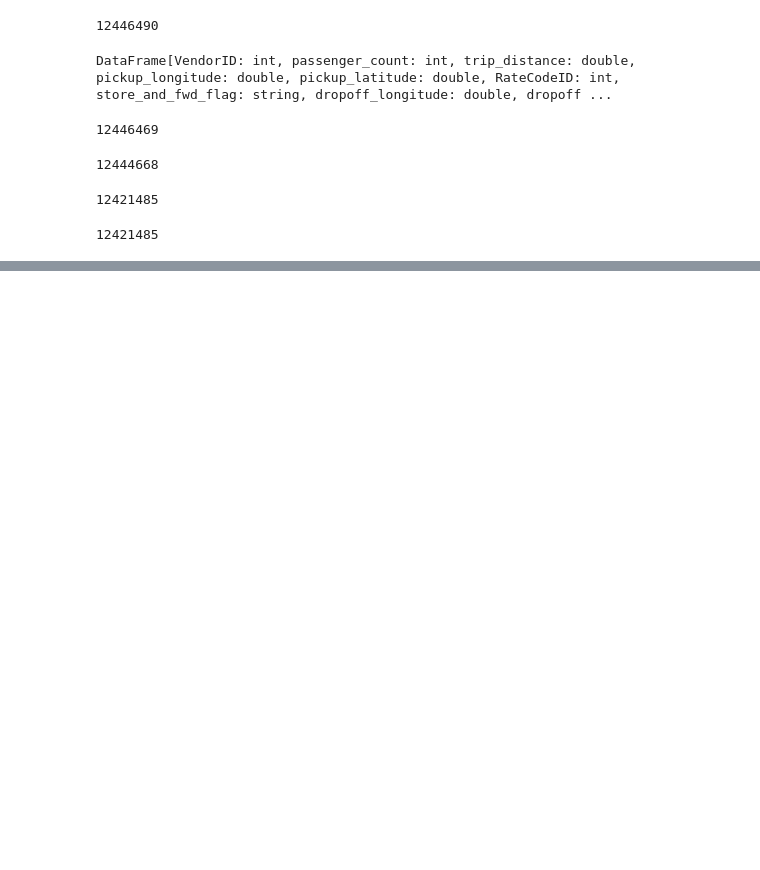
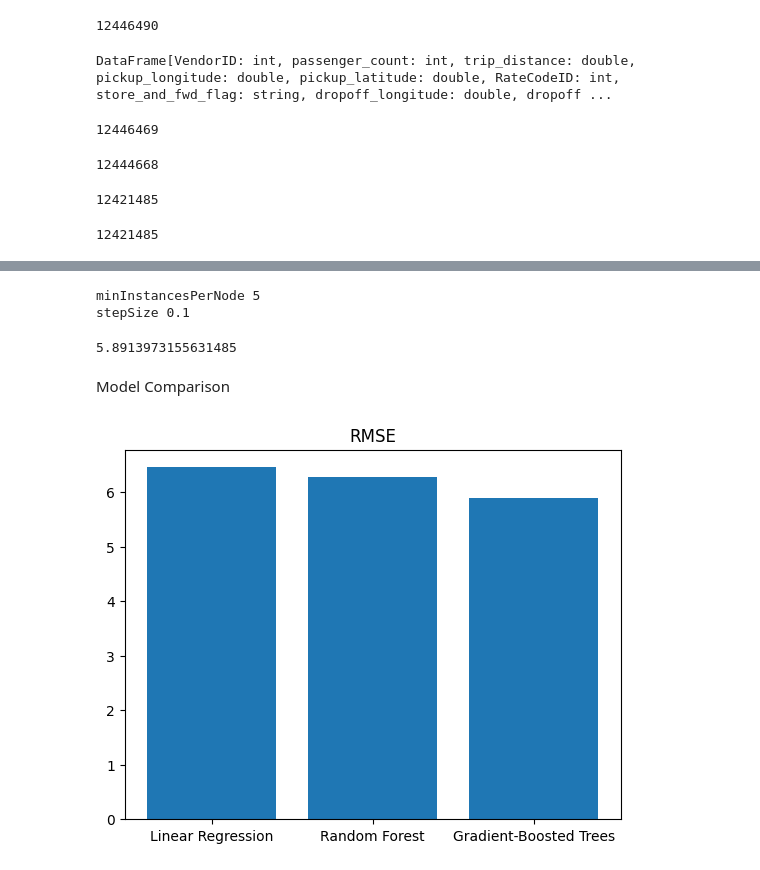
Before and after one commit to brendanbadhe/taxi-trip, a Jupyter notebook: trip_duration_prediction.ipynb, the cells around one changed output, grey strips where cells are left out. Cells and saved outputs as stored; diff of their text form; code cells hidden in the pictures; blank space fills up the shorter version.

Commit message:
Complete taxi trip duration prediction

```diff
--- a/trip_duration_prediction.ipynb
+++ b/trip_duration_prediction.ipynb
@@ -289,0 +399,27 @@ preprocessing_pipeline = Pipeline(
+# %%
+gradient_boosted_trees = GBTRegressor(
+    featuresCol="feature_vector", labelCol="trip_duration", seed=42
+)
+
+pipeline = Pipeline(
+    stages=[indexer, encoder, assembler, scaler, gradient_boosted_trees]
+)
+# %%
+param_grid = (
+    ParamGridBuilder()
+    .addGrid(gradient_boosted_trees.minInstancesPerNode, [1, 5])
+    .addGrid(gradient_boosted_trees.stepSize, [0.01, 0.1])
+    .build()
+)
+
+train_validation = TrainValidationSplit(
+    estimator=pipeline,
+    estimatorParamMaps=param_grid,
+    evaluator=evaluator,
+    trainRatio=0.9,
+    seed=42,
+)
+# %%
+model = train_validation.fit(train)
+predictions = model.transform(test)
+predictions.show()
@@ -289,0 +444,23 @@ preprocessing_pipeline = Pipeline(
+# %%
+best_model = model.bestModel.stages[-1]
+print("minInstancesPerNode", best_model.getMinInstancesPerNode())
+print("stepSize", best_model.getStepSize())
+# %% [output]
+minInstancesPerNode 5
+stepSize 0.1
+# %%
+gradient_boosted_trees_rmse = evaluator.evaluate(predictions)
+gradient_boosted_trees_rmse
+# %% [output]
+5.8913973155631485
+# %% [markdown]
+Model Comparison
+# %%
+plt.bar(
+    ["Linear Regression", "Random Forest", "Gradient-Boosted Trees"],
+    [linear_regression_rmse, random_forest_rmse, gradient_boosted_trees_rmse],
+)
+plt.title("RMSE")
+plt.show()
+# %% [output]
+[figure, added]
```
Also changed, not shown: parts of 32 cells of this notebook.
